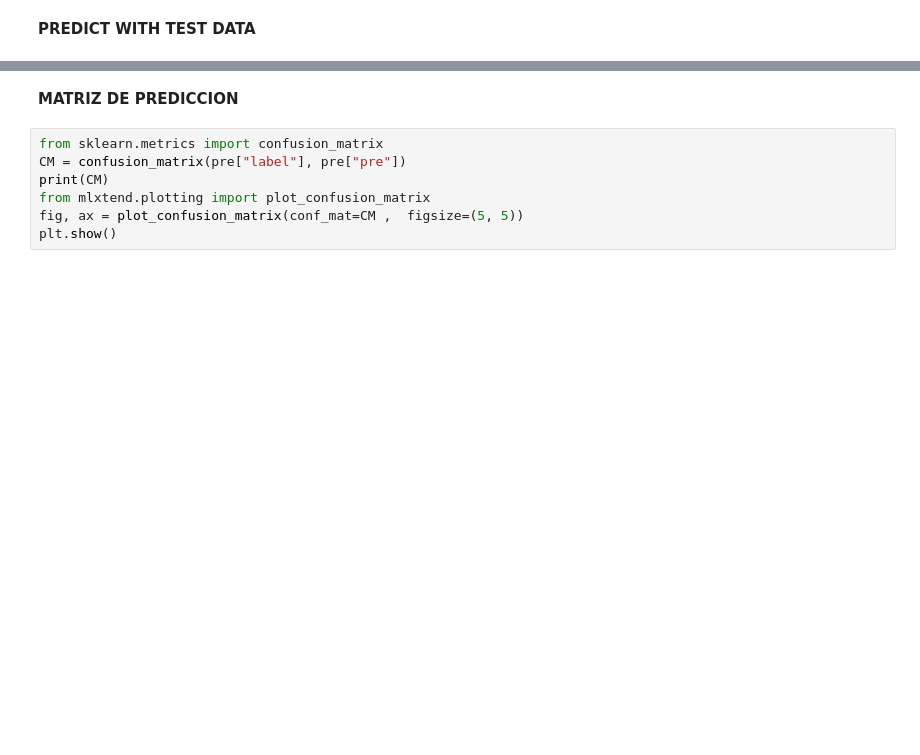
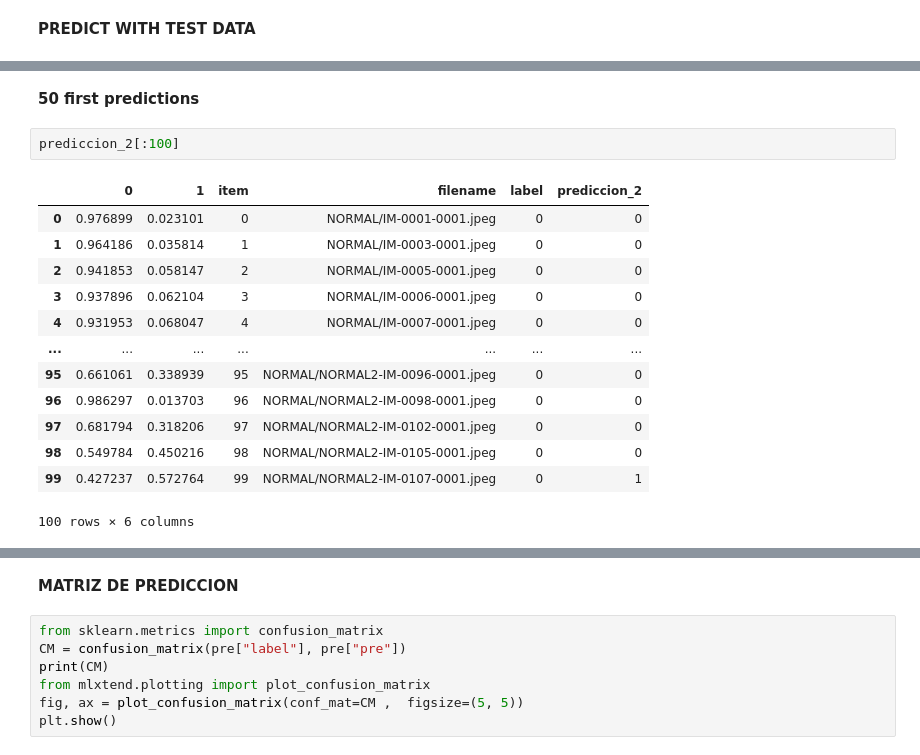
Before and after one commit to Albertogalred/Data-Science, a Jupyter notebook: NeumoX.ipynb, the cells around one changed output, grey strips where cells are left out. Drawn from its saved outputs; the diff is of its cells as text; blank space fills up the shorter version.

```diff
--- a/NeumoX.ipynb
+++ b/NeumoX.ipynb
@@ -423,0 +379,18 @@ pre[:30]
+# %% [markdown]
+**50 first predictions**
+# %%
+prediccion_2[:100]
+# %% [output]
+|  | 0 | 1 | item | filename | label | prediccion_2 |
+| 0 | 0.976899 | 0.023101 | 0 | NORMAL/IM-0001-0001.jpeg | 0 | 0 |
+| 1 | 0.964186 | 0.035814 | 1 | NORMAL/IM-0003-0001.jpeg | 0 | 0 |
+| 2 | 0.941853 | 0.058147 | 2 | NORMAL/IM-0005-0001.jpeg | 0 | 0 |
+| 3 | 0.937896 | 0.062104 | 3 | NORMAL/IM-0006-0001.jpeg | 0 | 0 |
+| 4 | 0.931953 | 0.068047 | 4 | NORMAL/IM-0007-0001.jpeg | 0 | 0 |
+| ... | ... | ... | ... | ... | ... | ... |
+| 95 | 0.661061 | 0.338939 | 95 | NORMAL/NORMAL2-IM-0096-0001.jpeg | 0 | 0 |
+| 96 | 0.986297 | 0.013703 | 96 | NORMAL/NORMAL2-IM-0098-0001.jpeg | 0 | 0 |
+| 97 | 0.681794 | 0.318206 | 97 | NORMAL/NORMAL2-IM-0102-0001.jpeg | 0 | 0 |
+| 98 | 0.549784 | 0.450216 | 98 | NORMAL/NORMAL2-IM-0105-0001.jpeg | 0 | 0 |
+| 99 | 0.427237 | 0.572764 | 99 | NORMAL/NORMAL2-IM-0107-0001.jpeg | 0 | 1 |
+100 rows × 6 columns
```
Also changed, not shown: parts of 18 cells of this notebook.
